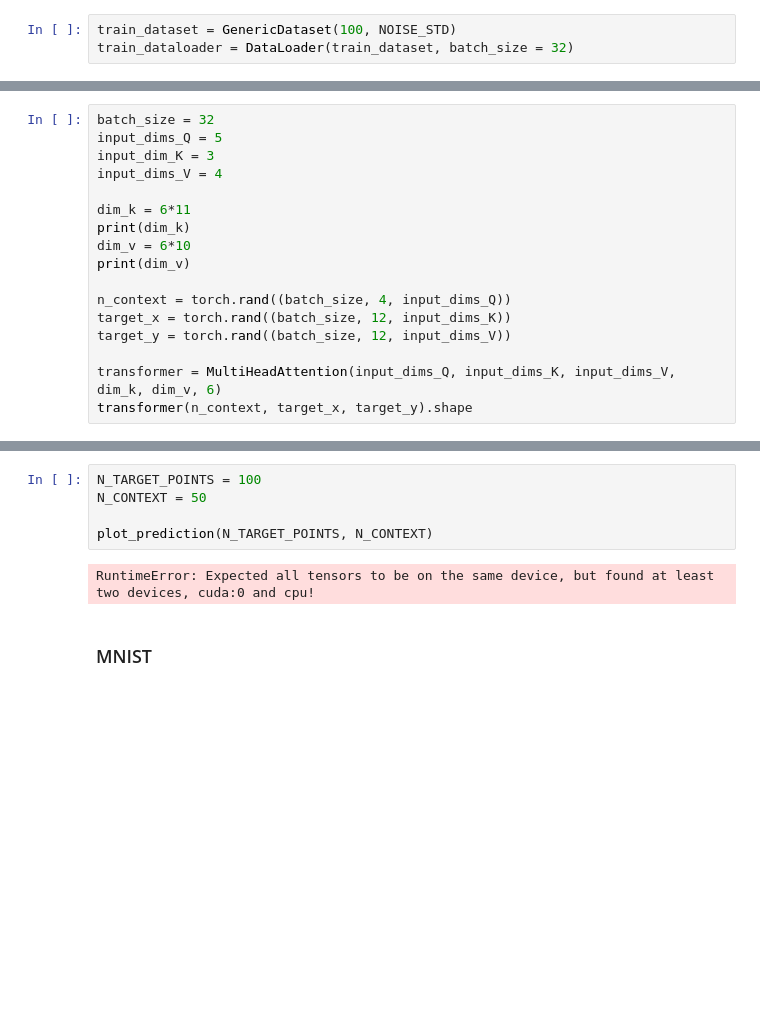
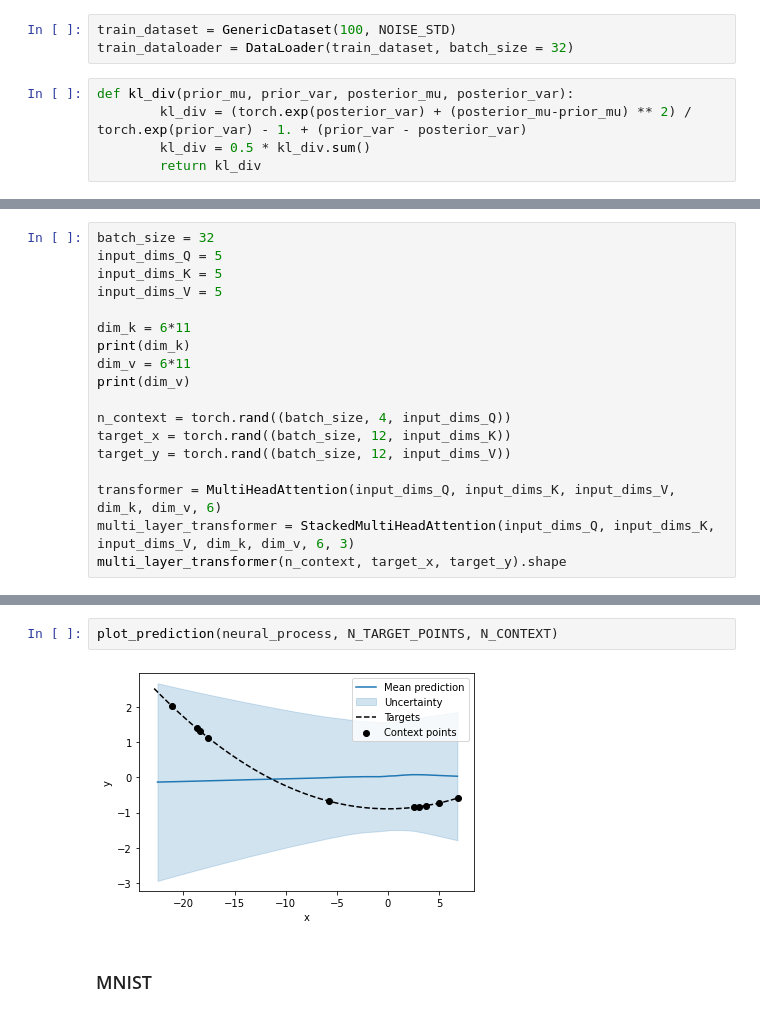
Before and after one commit to phosgene89/neural_processes_from_scratch, a Jupyter notebook: neural_process.ipynb, the cells around one changed output, grey strips where cells are left out. Cells and saved outputs as stored; diff of their text form; blank space fills up the shorter version.

```diff
--- a/neural_process.ipynb
+++ b/neural_process.ipynb
@@ -57,6 +89,11 @@ class GenericDataset(Dataset):
 # %%
 train_dataset = GenericDataset(100, NOISE_STD)
 train_dataloader = DataLoader(train_dataset, batch_size = 32)
+# %%
+def kl_div(prior_mu, prior_var, posterior_mu, posterior_var):
+        kl_div = (torch.exp(posterior_var) + (posterior_mu-prior_mu) ** 2) / torch.exp(prior_var) - 1. + (prior_var - posterior_var)
+        kl_div = 0.5 * kl_div.sum()
+        return kl_div
 # %%
 class AttentionHead(torch.nn.Module):
     """Attention head as given in https://arxiv.org/abs/1706.03762.
@@ -168,12 +254,12 @@ class MultiHeadAttention(torch.nn.Module):
 # %%
 batch_size = 32
 input_dims_Q = 5
-input_dim_K = 3
-input_dims_V = 4
+input_dims_K = 5
+input_dims_V = 5
 
 dim_k = 6*11
 print(dim_k)
-dim_v = 6*10
+dim_v = 6*11
 print(dim_v)
 
 n_context = torch.rand((batch_size, 4, input_dims_Q))
@@ -181,6 +267,7 @@ target_x = torch.rand((batch_size, 12, input_dims_K))
 target_y = torch.rand((batch_size, 12, input_dims_V))
 
 transformer = MultiHeadAttention(input_dims_Q, input_dims_K, input_dims_V, dim_k, dim_v, 6)
-transformer(n_context, target_x, target_y).shape
+multi_layer_transformer = StackedMultiHeadAttention(input_dims_Q, input_dims_K, input_dims_V, dim_k, dim_v, 6, 3)
+multi_layer_transformer(n_context, target_x, target_y).shape
 # %% [output]
 66
@@ -368,10 +583,7 @@ Epoch 200 RMSE: 5.007929558451868
-# %%
-N_TARGET_POINTS = 100
-N_CONTEXT = 50
-
-plot_prediction(N_TARGET_POINTS, N_CONTEXT)
-# %% [output]
-RuntimeError: Expected all tensors to be on the same device, but found at least two devices, cuda:0 and cpu!
+# %%
+plot_prediction(neural_process, N_TARGET_POINTS, N_CONTEXT)
+# %% [output]
+[figure, added]
 # %% [markdown]
 ### MNIST
 # %%
```
Also changed, not shown: parts of 19 cells of this notebook.
